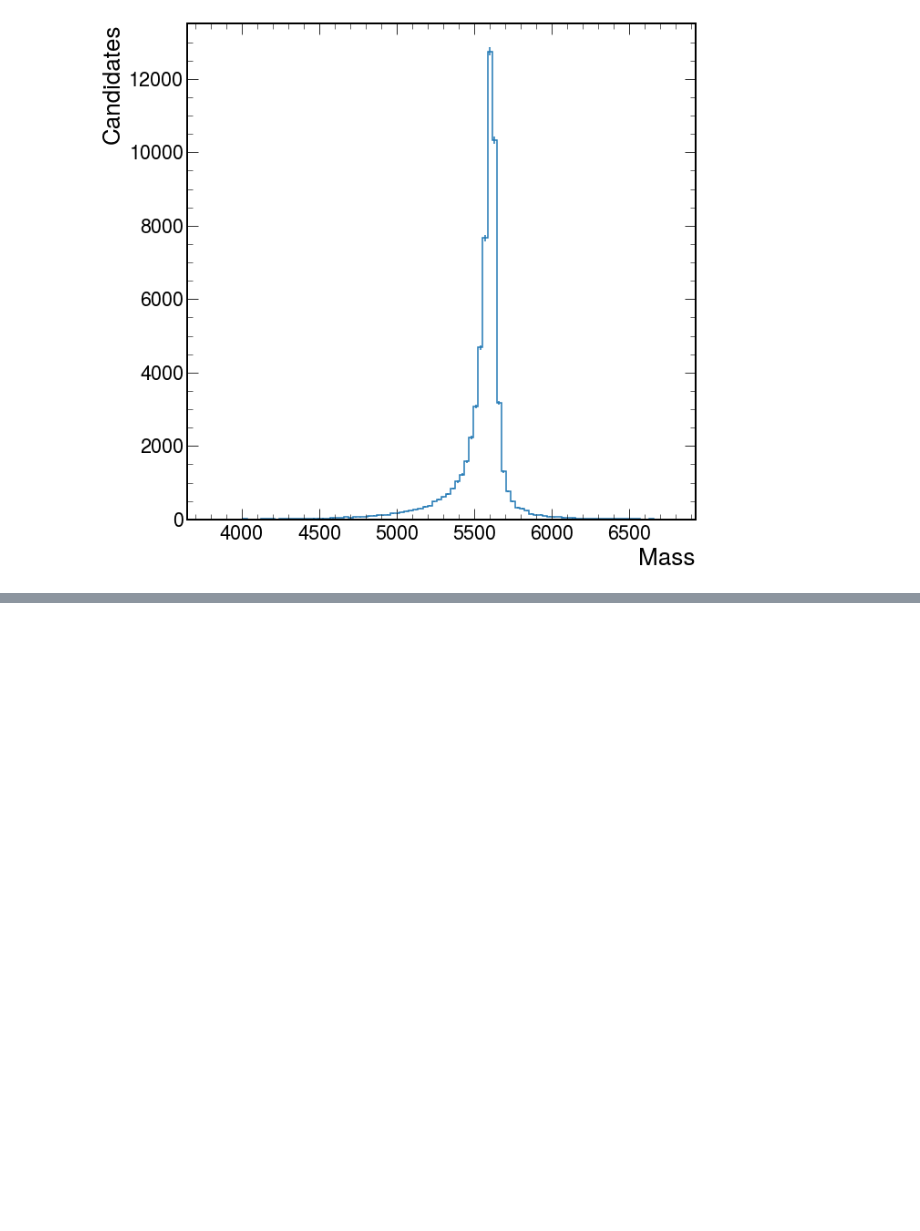
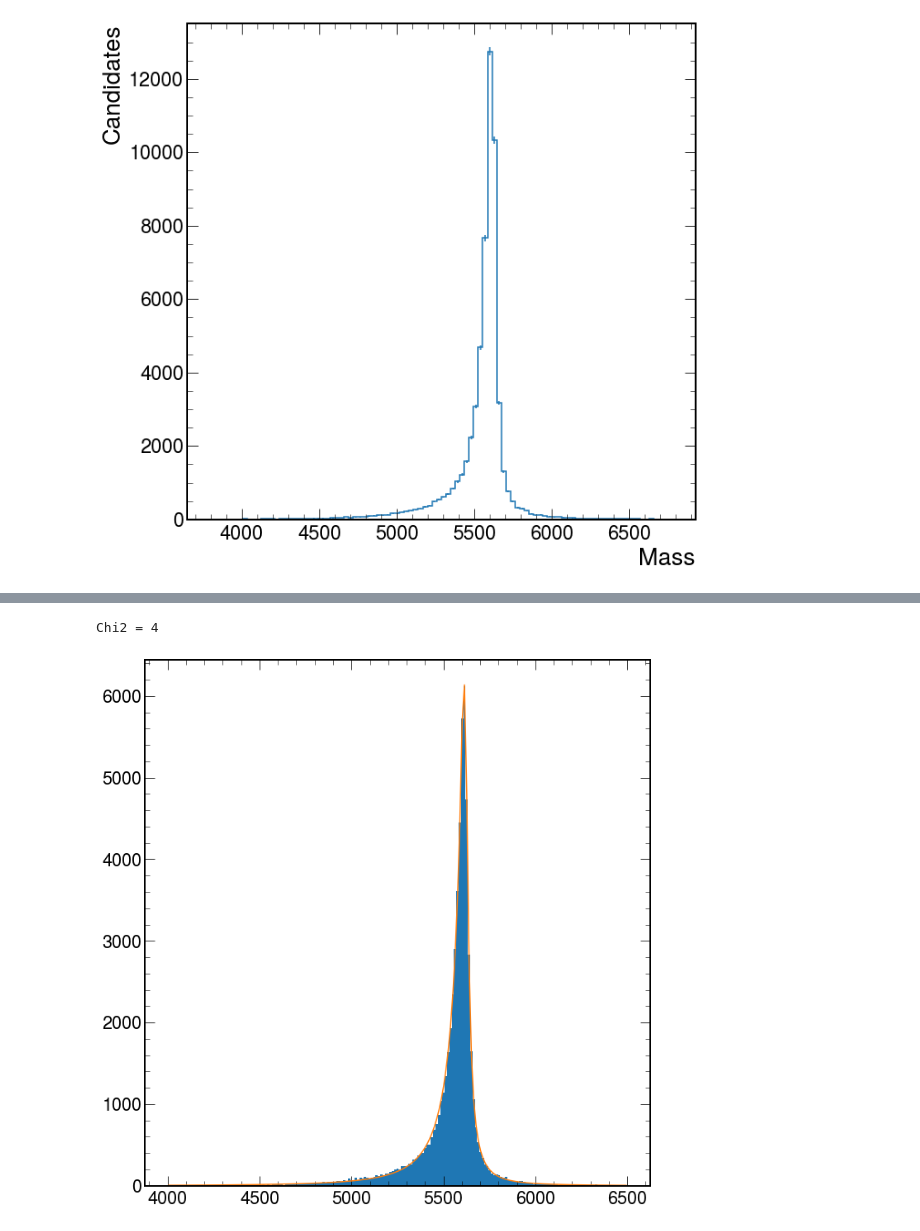
Before and after one commit to ChandlerKenworthy/Y4RareDecayProject, a Jupyter notebook: signal_fitting/doubleCBzfit.ipynb, the cells around one changed output, grey strips where cells are left out. Cells and saved outputs as stored; diff of their text form; code cells hidden in the pictures; blank space fills up the shorter version.

```diff
--- a/signal_fitting/doubleCBzfit.ipynb
+++ b/signal_fitting/doubleCBzfit.ipynb
@@ -54,4 +38,0 @@ nr = zfit.Parameter("nr", 1, -3, 3)
-# %%
-dcb = zfit.pdf.DoubleCB(obs=obs, mu=mu, sigma=sigma, alphal=alphal, nl=nl,
-alphar=alphar, nr=nr)
-data = zfit.Data.from_numpy(obs=obs, array=masses)
@@ -105,14 +38,0 @@ sigma     21.79  -   0.61   +   0.58       False
-# %%
-lower, upper = obs.limits
-data_np = zfit.run(data.value()[:,0])
-# %%
-# plot the data as a histogramm
-bins = 100
-counts, bin_edges = np.histogram(data_np, bins, range=(lower[-1][0], upper[0][0]))
-hep.histplot((counts, bin_edges), yerr=True, histtype='errorbar')
-
-# evaluate the func at multiple x and plot
-x_plot = np.linspace(lower[-1][0], upper[0][0], num=1000)
-y_plot = zfit.run(dcb.pdf(x_plot, norm_range=obs))
-plt.plot(x_plot, y_plot * data_np.shape[0] / bins * obs.area())
-plt.show()
@@ -120,0 +60,2 @@ plt.show()
+# %%
+model, fit, zmasses, obs = fitDoubleCB(masses, "MC")
@@ -120,0 +82,33 @@ plt.show()
+# %%
+import matplotlib.pyplot as plt
+import mplhep as hep
+plt.style.use([hep.style.ROOT, hep.style.firamath])
+
+fig, ax = plt.subplots(1, 1)
+
+allLimits = [zmasses.data_range.limit1d[0], zmasses.data_range.limit1d[1]]
+allLimits = np.array(allLimits)
+
+xBins = np.linspace(np.amin(allLimits), np.amax(allLimits), num=200)
+x = (xBins[1:]+xBins[:-1]) / 2
+y=np.array([])
+
+nBinsLimit=0
+for a in range(int(allLimits.shape[0]/2)):
+    nBinsLimit+=len(x[(x>allLimits[a*2])&(x<allLimits[a*2+1])])
+
+y = np.append(y, model.pdf(x) * zmasses.nevents.numpy() / nBinsLimit * np.sum(allLimits[1::2]-allLimits[::2]))
+y *= 1
+
+data_plot = zfit.run(z.unstack_x(zmasses))
+a = ax.hist(data_plot, bins=xBins,label=zmasses.space.obs[0])
+scaledDiff=(a[0][a[0]!=0]-y[a[0]!=0])/np.sqrt(a[0][a[0]!=0])
+print("Chi2 = %.2g"%(np.sum(scaledDiff**2)/(len(scaledDiff)-len(model.get_params()))))
+
+ax.plot(x, y, label='DCB Ext. Model')
+
+plt.tight_layout()
+plt.show()
+# %% [output]
+Chi2 = 4
+[figure, added]
```
Also changed, not shown: parts of 12 cells of this notebook.
